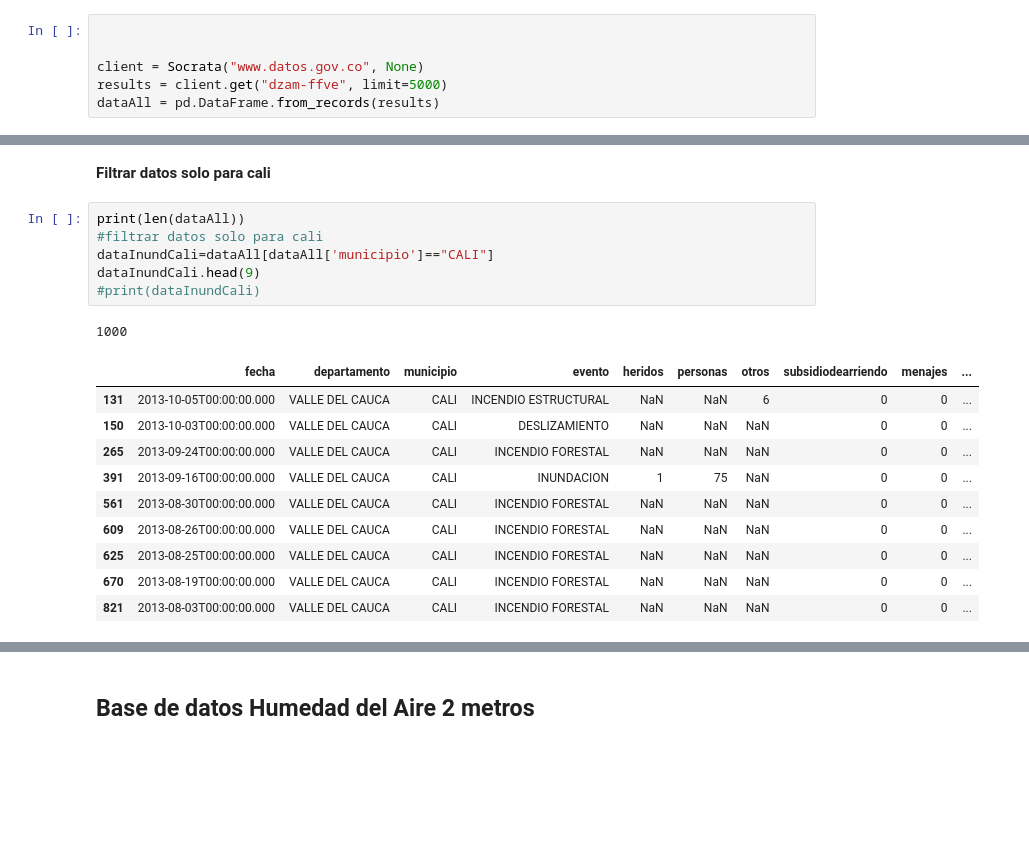
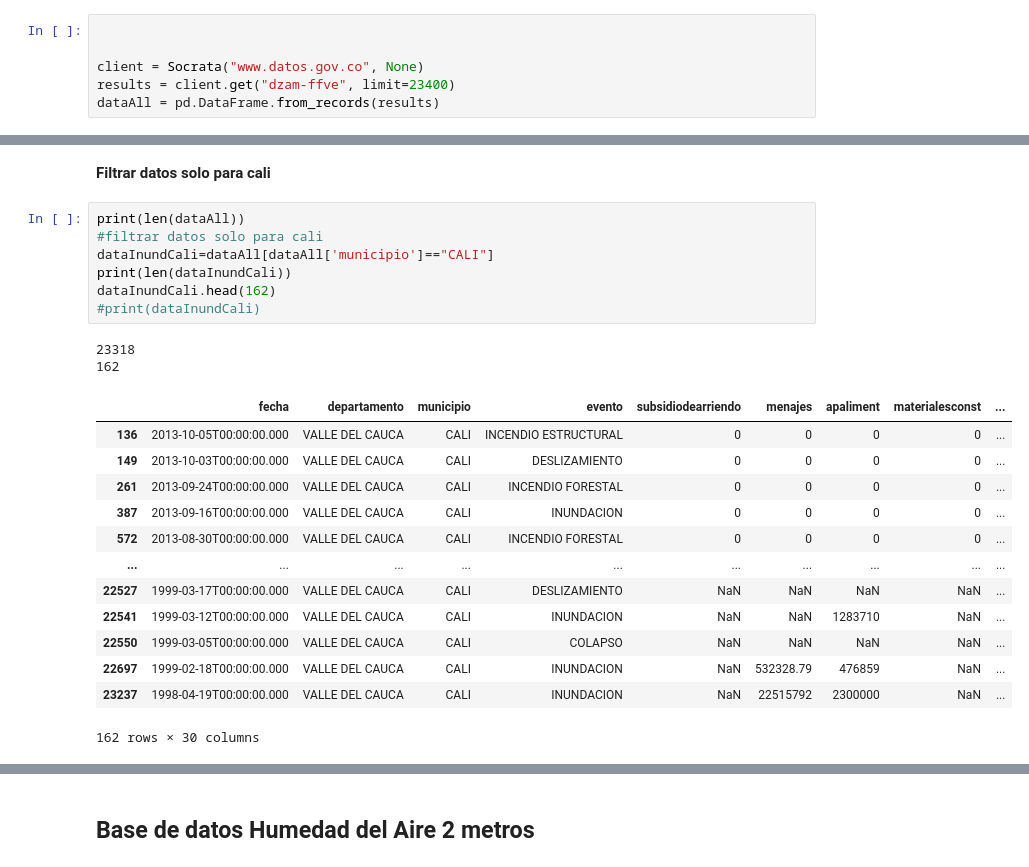
Before and after one commit to waltermayor/rescityUAO, a Jupyter notebook: PreprocesamientoDeDatos.ipynb, the cells around one changed output, grey strips where cells are left out. Cells and saved outputs as stored; diff of their text form; blank space fills up the shorter version.

```diff
--- a/PreprocesamientoDeDatos.ipynb
+++ b/PreprocesamientoDeDatos.ipynb
@@ -241,7 +242,7 @@ dataInundCali.head(22)
 
 
 client = Socrata("www.datos.gov.co", None)
-results = client.get("dzam-ffve", limit=5000)
+results = client.get("dzam-ffve", limit=23400)
 dataAll = pd.DataFrame.from_records(results)
 # %% [output]
 WARNING:root:Requests made without an app_token will be subject to strict throttling limits.
@@ -301,18 +302,23 @@ acued - 99.0%
 # %%
 print(len(dataAll))
 #filtrar datos solo para cali
 dataInundCali=dataAll[dataAll['municipio']=="CALI"]
-dataInundCali.head(9)
+print(len(dataInundCali))
+dataInundCali.head(162)
 #print(dataInundCali)
 # %% [output]
-1000
+23318
+162
-|  | fecha | departamento | municipio | evento | heridos | personas | otros | subsidiodearriendo | menajes | ... |
-| 131 | 2013-10-05T00:00:00.000 | VALLE DEL CAUCA | CALI | INCENDIO ESTRUCTURAL | NaN | NaN | 6 | 0 | 0 | ... |
-| 150 | 2013-10-03T00:00:00.000 | VALLE DEL CAUCA | CALI | DESLIZAMIENTO | NaN | NaN | NaN | 0 | 0 | ... |
-| 265 | 2013-09-24T00:00:00.000 | VALLE DEL CAUCA | CALI | INCENDIO FORESTAL | NaN | NaN | NaN | 0 | 0 | ... |
-| 391 | 2013-09-16T00:00:00.000 | VALLE DEL CAUCA | CALI | INUNDACION | 1 | 75 | NaN | 0 | 0 | ... |
-| 561 | 2013-08-30T00:00:00.000 | VALLE DEL CAUCA | CALI | INCENDIO FORESTAL | NaN | NaN | NaN | 0 | 0 | ... |
-| 609 | 2013-08-26T00:00:00.000 | VALLE DEL CAUCA | CALI | INCENDIO FORESTAL | NaN | NaN | NaN | 0 | 0 | ... |
-| 625 | 2013-08-25T00:00:00.000 | VALLE DEL CAUCA | CALI | INCENDIO FORESTAL | NaN | NaN | NaN | 0 | 0 | ... |
-| 670 | 2013-08-19T00:00:00.000 | VALLE DEL CAUCA | CALI | INCENDIO FORESTAL | NaN | NaN | NaN | 0 | 0 | ... |
-| 821 | 2013-08-03T00:00:00.000 | VALLE DEL CAUCA | CALI | INCENDIO FORESTAL | NaN | NaN | NaN | 0 | 0 | ... |
+|  | fecha | departamento | municipio | evento | subsidiodearriendo | menajes | apaliment | materialesconst | ... |
+| 136 | 2013-10-05T00:00:00.000 | VALLE DEL CAUCA | CALI | INCENDIO ESTRUCTURAL | 0 | 0 | 0 | 0 | ... |
+| 149 | 2013-10-03T00:00:00.000 | VALLE DEL CAUCA | CALI | DESLIZAMIENTO | 0 | 0 | 0 | 0 | ... |
+| 261 | 2013-09-24T00:00:00.000 | VALLE DEL CAUCA | CALI | INCENDIO FORESTAL | 0 | 0 | 0 | 0 | ... |
+| 387 | 2013-09-16T00:00:00.000 | VALLE DEL CAUCA | CALI | INUNDACION | 0 | 0 | 0 | 0 | ... |
+| 572 | 2013-08-30T00:00:00.000 | VALLE DEL CAUCA | CALI | INCENDIO FORESTAL | 0 | 0 | 0 | 0 | ... |
+| ... | ... | ... | ... | ... | ... | ... | ... | ... | ... |
+| 22527 | 1999-03-17T00:00:00.000 | VALLE DEL CAUCA | CALI | DESLIZAMIENTO | NaN | NaN | NaN | NaN | ... |
+| 22541 | 1999-03-12T00:00:00.000 | VALLE DEL CAUCA | CALI | INUNDACION | NaN | NaN | 1283710 | NaN | ... |
+| 22550 | 1999-03-05T00:00:00.000 | VALLE DEL CAUCA | CALI | COLAPSO | NaN | NaN | NaN | NaN | ... |
+| 22697 | 1999-02-18T00:00:00.000 | VALLE DEL CAUCA | CALI | INUNDACION | NaN | 532328.79 | 476859 | NaN | ... |
+| 23237 | 1998-04-19T00:00:00.000 | VALLE DEL CAUCA | CALI | INUNDACION | NaN | 22515792 | 2300000 | NaN | ... |
+162 rows × 30 columns
```
Also changed, not shown: parts of 26 cells of this notebook.
